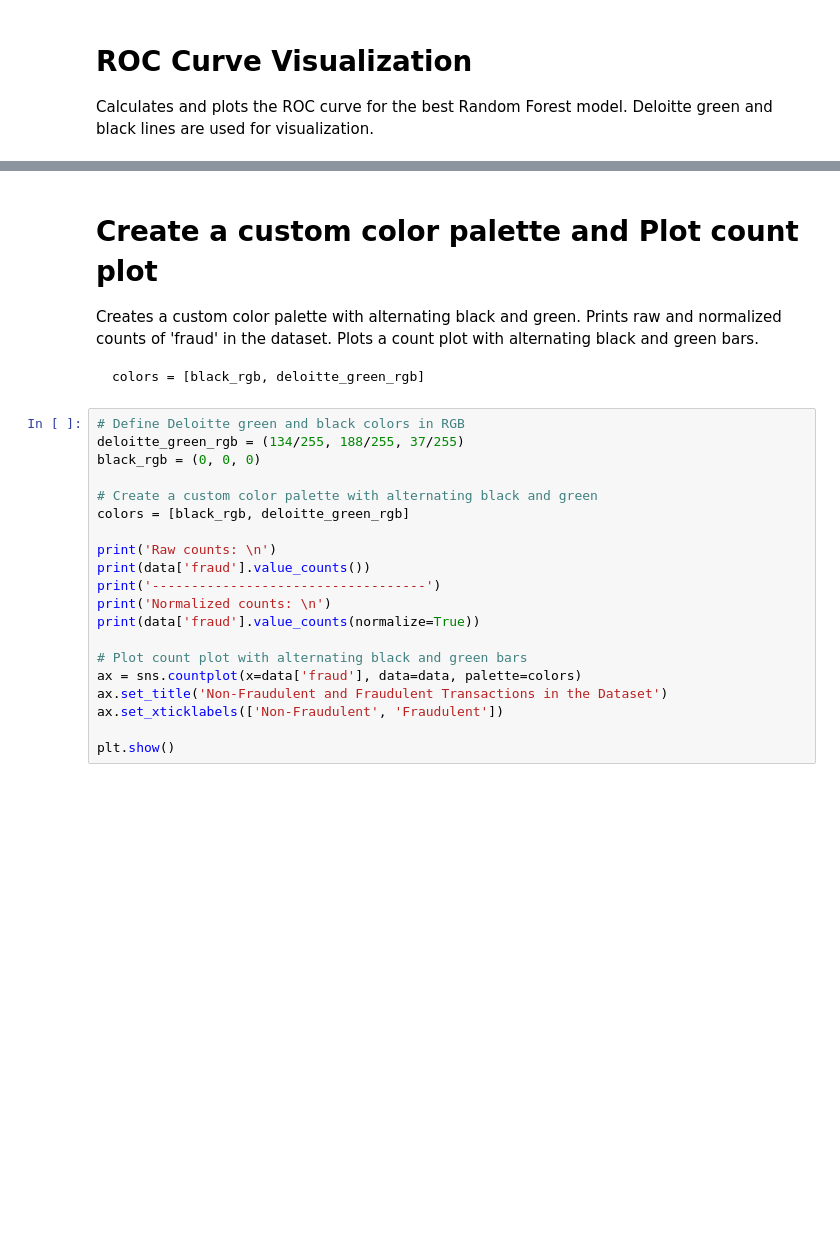
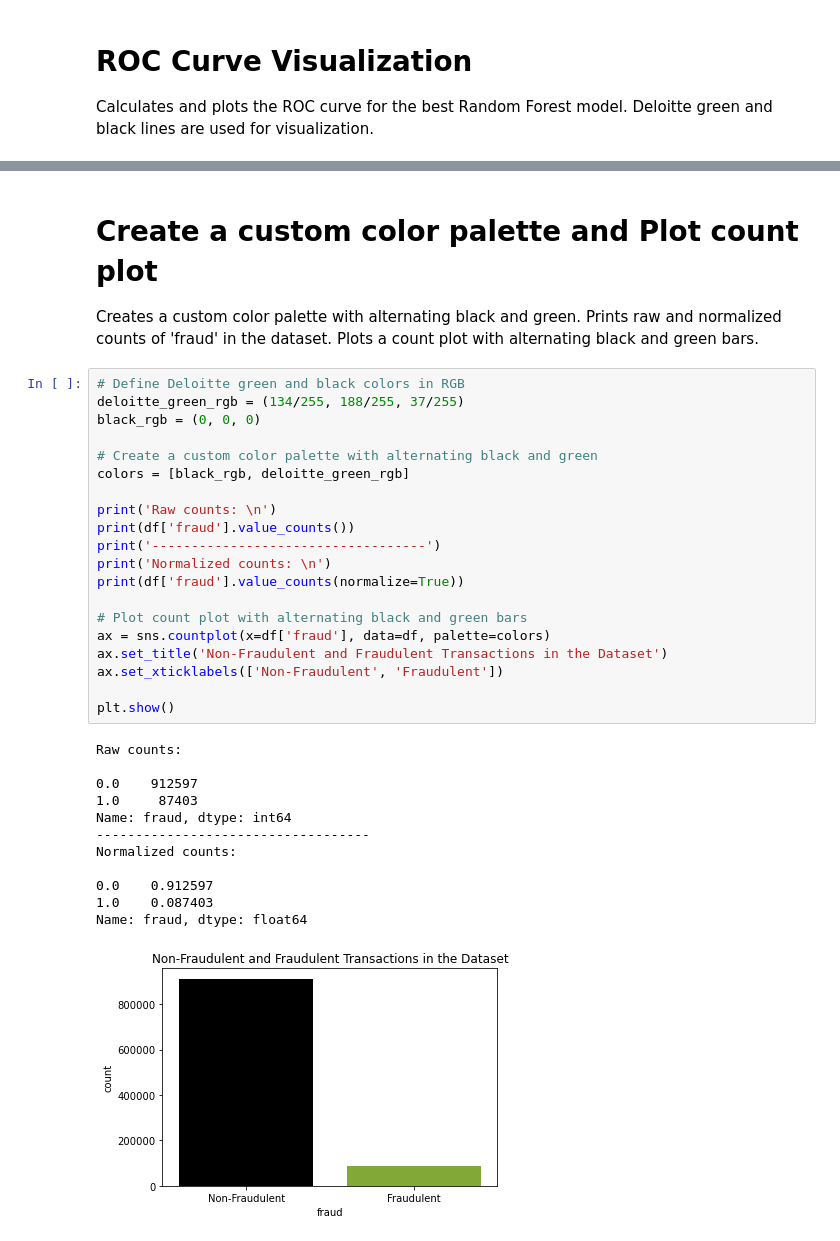
Before and after one commit to bag5635/VT_Capstone, a Jupyter notebook: Notebooks/Ryan_Lazar/Final Notebook.ipynb, the cells around one changed output, grey strips where cells are left out. Drawn from its saved outputs; the diff is of its cells as text; blank space fills up the shorter version.

```diff
--- a/Notebooks/Ryan_Lazar/Final Notebook.ipynb
+++ b/Notebooks/Ryan_Lazar/Final Notebook.ipynb
@@ -510,27 +536,39 @@ plt.show()
 <section>
   <h1>Create a custom color palette and Plot count plot</h1>
   <p>Creates a custom color palette with alternating black and green. Prints raw and normalized counts of 'fraud' in the dataset. Plots a count plot with alternating black and green bars.</p>
-  <pre><code>colors = [black_rgb, deloitte_green_rgb]
 # %%
 # Define Deloitte green and black colors in RGB
 deloitte_green_rgb = (134/255, 188/255, 37/255)
 black_rgb = (0, 0, 0)
 
 # Create a custom color palette with alternating black and green
 colors = [black_rgb, deloitte_green_rgb]
 
 print('Raw counts: \n')
-print(data['fraud'].value_counts())
+print(df['fraud'].value_counts())
 print('-----------------------------------')
 print('Normalized counts: \n')
-print(data['fraud'].value_counts(normalize=True))
+print(df['fraud'].value_counts(normalize=True))
 
 # Plot count plot with alternating black and green bars
-ax = sns.countplot(x=data['fraud'], data=data, palette=colors)
+ax = sns.countplot(x=df['fraud'], data=df, palette=colors)
 ax.set_title('Non-Fraudulent and Fraudulent Transactions in the Dataset')
 ax.set_xticklabels(['Non-Fraudulent', 'Fraudulent'])
 
 plt.show()
+# %% [output]
+Raw counts:
+
+0.0    912597
+1.0     87403
+Name: fraud, dtype: int64
+-----------------------------------
+Normalized counts:
+
+0.0    0.912597
+1.0    0.087403
+Name: fraud, dtype: float64
+[figure, added]
 # %% [markdown]
 <!-- Create a custom colormap with a gradient and Plot correlation plot -->
 <section>
```
Also changed, not shown: parts of 39 cells of this notebook.
